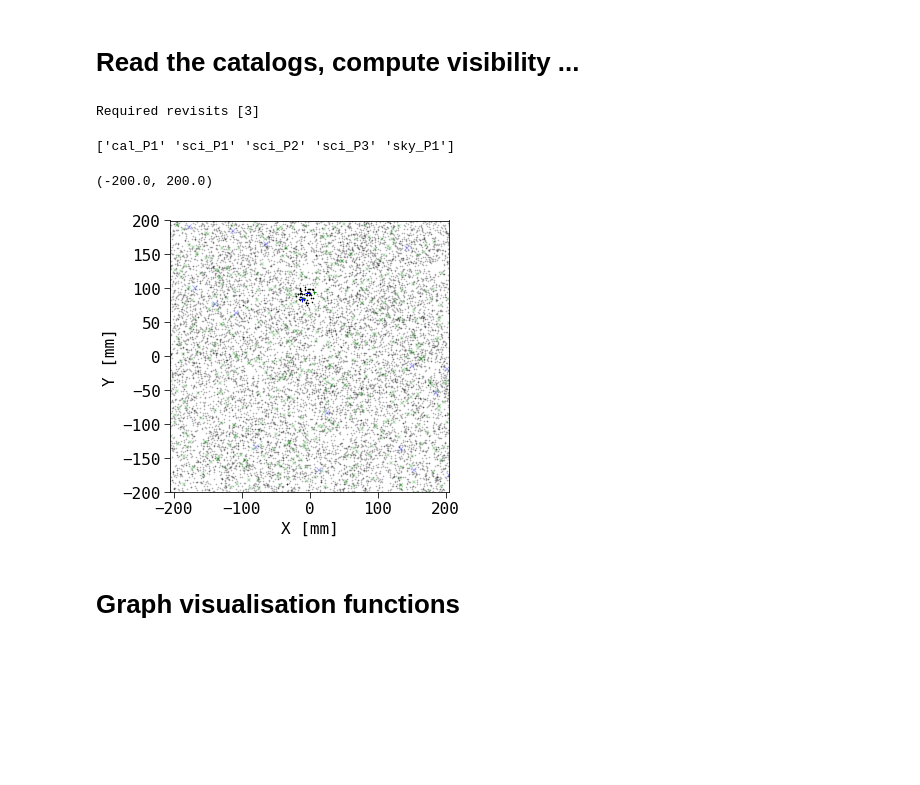
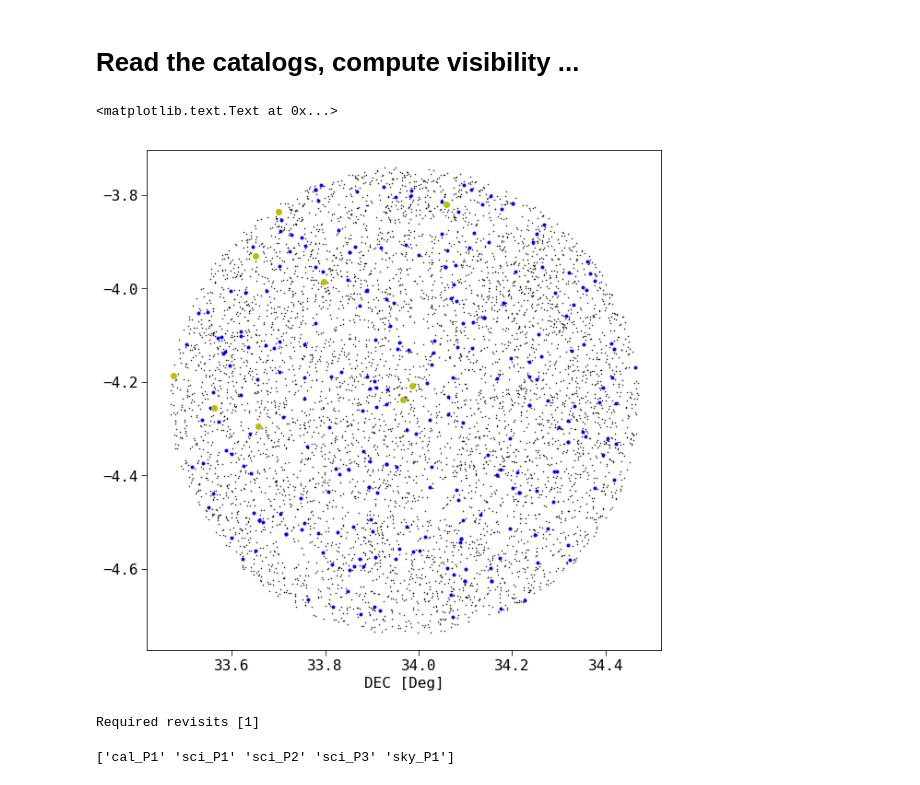
Before and after one commit to Subaru-PFS/ets_networkflow, a Jupyter notebook: real_test.ipynb, the cells around one changed output. Cells and saved outputs as stored; diff of their text form; code cells hidden in the pictures; blank space fills up the shorter version.

```diff
--- a/real_test.ipynb
+++ b/real_test.ipynb
@@ -62,11 +91,20 @@ priorities = hstack([pp,cal_stars['Priority'],sky_pos['Priority']]).tolist()
+# %%
+c = np.array([ class_dict[t][:3] for t in ID ])
+ii_sci = c == 'sci'
+ii_cal = c == 'cal'
+ii_sky = c == 'sky'
+
+f = plt.figure(figsize=[10,10])
+plt.plot(np.array(ra)[ii_sci],np.array(dec)[ii_sci],'.', ms=1)
+plt.plot(np.array(ra)[ii_sky],np.array(dec)[ii_sky],'b.' )
+plt.plot(np.array(ra)[ii_cal],np.array(dec)[ii_cal],'yo' )
+plt.axis('equal')
+plt.xlabel("RA [Deg]")
+plt.xlabel("DEC [Deg]")
+# %% [output]
+<matplotlib.text.Text at 0x...>
+[figure, added]
 # %%
-from numpy import unique
-
-# make up target classes from target type and priority
-types = ["sci"]*len(science_targets) + ["cal"]*len(cal_stars) + ["sky"]*len(sky_pos)
-class_dict = {}
-for id,t,p in zip(ID, types, priorities):
-    class_dict[id] = '{}_P{}'.format(t, p)
 
 # compute number of required visists from exposure times
 # and block length
@@ -76,7 +114,7 @@ for id,t,nrv in zip(ID, types, array(exp_times)/BLOCKLENGTH):
 
 print "Required revisits", unique( [v for v in nreqv_dict.itervalues()] )
 # %% [output]
-Required revisits [3]
+Required revisits [1]
 # %%
 # Call ETS via  the pyETS interface. Compute x,y positions of targets, for a given
 # pointing RA, DEC, and position angle and also compute which target is observable by
@@ -115,46 +150,3 @@ print(unique(tclasses))
 nreqvisits = [nreqv_dict[t] for t in targets]
 # %% [output]
 ['cal_P1' 'sci_P1' 'sci_P2' 'sci_P3' 'sky_P1']
-# %%
-# Plot targets
-from numpy import array
-from matplotlib import pyplot as plt
-% matplotlib inline
-f = plt.figure(figsize=[5,5])
-
-RMAX = 15.
-CENTER = [-5.,90.]
-
-sci = filter(lambda t : class_dict[t].startswith("sci"), targets )
-cal = filter(lambda t : class_dict[t].startswith("cal"), targets )
-sky = filter(lambda t : class_dict[t].startswith("sky"), targets )
-
-x = array( [targets[t][0] for t in sci])
-y = array( [targets[t][1] for t in sci])
-ii = ( (x-CENTER[0])**2 + (y-CENTER[1])**2 ) <= RMAX**2
-
-plt.plot(x[ii],y[ii],'x', ms=1, color='k')
-plt.plot(x[~ii],y[~ii],'x', ms=1, alpha=0.3, color='k')
-
-x = array( [targets[t][0] for t in cal])
-y = array( [targets[t][1] for t in cal])
-ii = ( (x-CENTER[0])**2 + (y-CENTER[1])**2 ) <= RMAX**2
-plt.plot(x[ii],y[ii],'+', ms=5, color='b')
-plt.plot(x[~ii],y[~ii],'x', ms=5, alpha=0.3, color='b')
-
-x = array( [targets[t][0] for t in sky])
-y = array( [targets[t][1] for t in sky])
-ii = ( (x-CENTER[0])**2 + (y-CENTER[1])**2 ) <= RMAX**2
-plt.plot(x[ii],y[ii],'+', ms=3, color='g')
-plt.plot(x[~ii],y[~ii],'x', ms=3, alpha=0.3, color='g')
-
-
-plt.ylabel('Y [mm]')
-plt.xlabel('X [mm]')
-plt.axis("equal")
-
-plt.xlim([-200.,200.])
-plt.ylim([-200.,200.])
-# %% [output]
-(-200.0, 200.0)
-[figure, removed]
@@ -339,2 +152,0 @@ def buildSurveyPlan(cobras, targets, nreqvisits, visibilities, tclasses, cost_di
-# %% [markdown]
-# Graph visualisation functions
```
Also changed, not shown: parts of 26 cells of this notebook, 5 other files.
